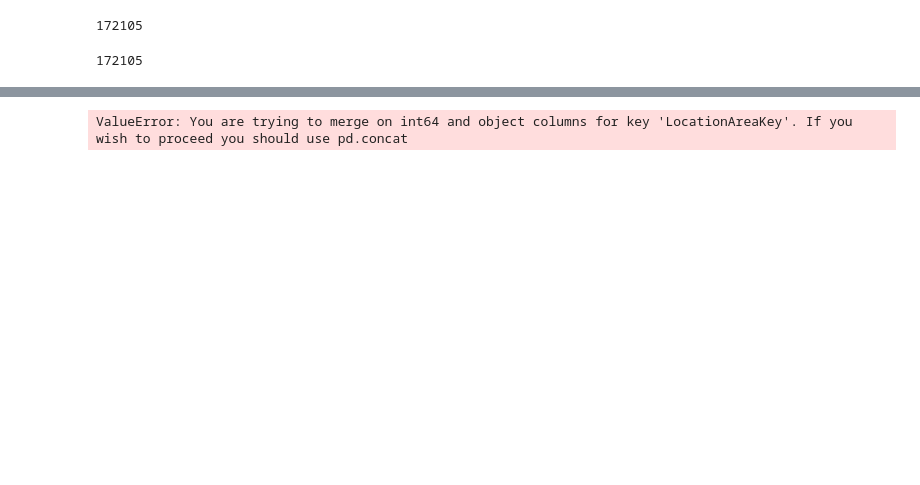
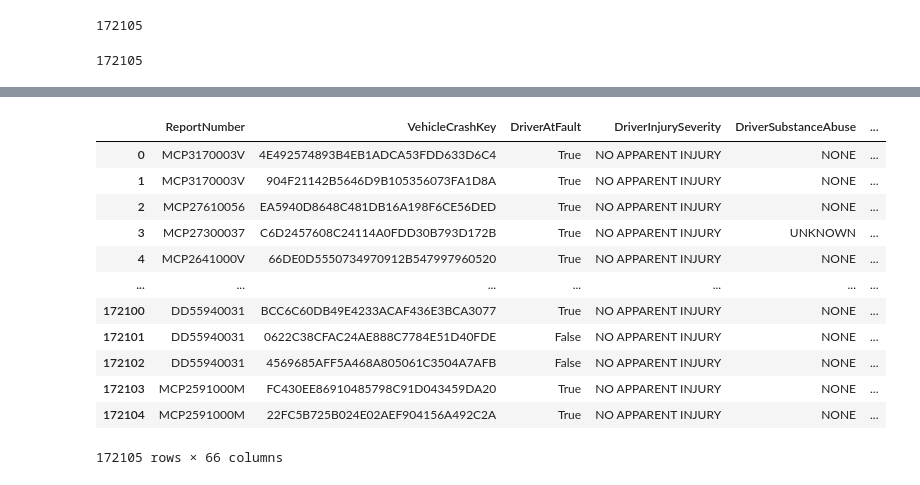
Before and after one commit to tymsoncyferki/vehicle-crashes-dwh, a Jupyter notebook: notebooks/merging_tests.ipynb, the cells around one changed output, grey strips where cells are left out. Saved outputs shown, nothing was run; the diff lists cells and outputs as text; code cells hidden in the pictures; blank space fills up the shorter version.

```diff
--- a/notebooks/merging_tests.ipynb
+++ b/notebooks/merging_tests.ipynb
@@ -169,4 +56,18 @@ weather
+# %%
+withloc[['']]
+# %% [output]
+|  | ReportNumber | VehicleCrashKey | DriverAtFault | DriverInjurySeverity | DriverSubstanceAbuse | ... |
+| 0 | MCP3170003V | 4E492574893B4EB1ADCA53FDD633D6C4 | True | NO APPARENT INJURY | NONE | ... |
+| 1 | MCP3170003V | 904F21142B5646D9B105356073FA1D8A | True | NO APPARENT INJURY | NONE | ... |
+| 2 | MCP27610056 | EA5940D8648C481DB16A198F6CE56DED | True | NO APPARENT INJURY | NONE | ... |
+| 3 | MCP27300037 | C6D2457608C24114A0FDD30B793D172B | True | NO APPARENT INJURY | UNKNOWN | ... |
+| 4 | MCP2641000V | 66DE0D5550734970912B547997960520 | True | NO APPARENT INJURY | NONE | ... |
+| ... | ... | ... | ... | ... | ... | ... |
+| 172100 | DD55940031 | BCC6C60DB49E4233ACAF436E3BCA3077 | True | NO APPARENT INJURY | NONE | ... |
+| 172101 | DD55940031 | 0622C38CFAC24AE888C7784E51D40FDE | False | NO APPARENT INJURY | NONE | ... |
+| 172102 | DD55940031 | 4569685AFF5A468A805061C3504A7AFB | False | NO APPARENT INJURY | NONE | ... |
+| 172103 | MCP2591000M | FC430EE86910485798C91D043459DA20 | True | NO APPARENT INJURY | NONE | ... |
+| 172104 | MCP2591000M | 22FC5B725B024E02AEF904156A492C2A | True | NO APPARENT INJURY | NONE | ... |
+172105 rows × 66 columns
 # %%
-withweather = withloc.merge(weather, on='LocationAreaKey')
+withweather = withloc.merge(weather, how='left', on=['LocationAreaKey', 'DateHourKey'])
-# %% [output]
-ValueError: You are trying to merge on int64 and object columns for key 'LocationAreaKey'. If you wish to proceed you should use pd.concat
```
Also changed, not shown: parts of 22 cells of this notebook, 14 other files.
